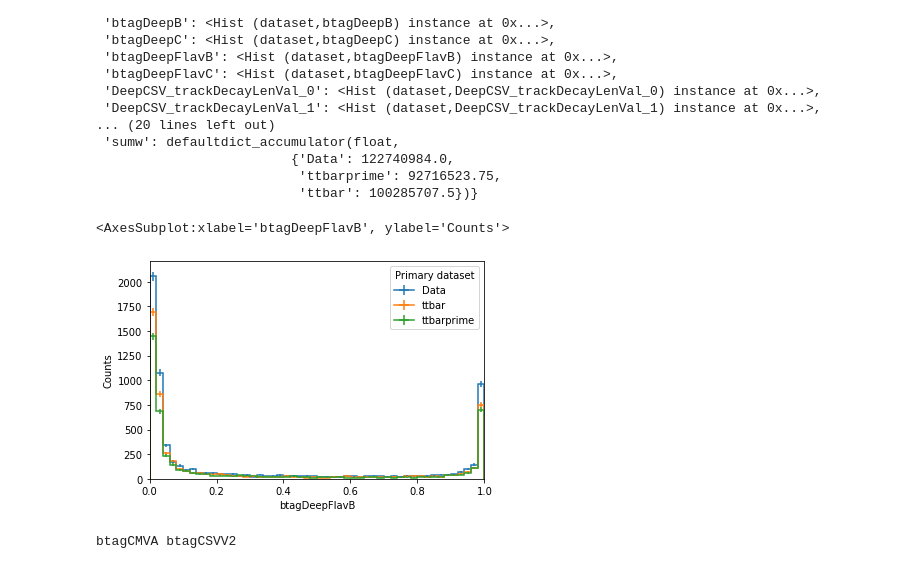
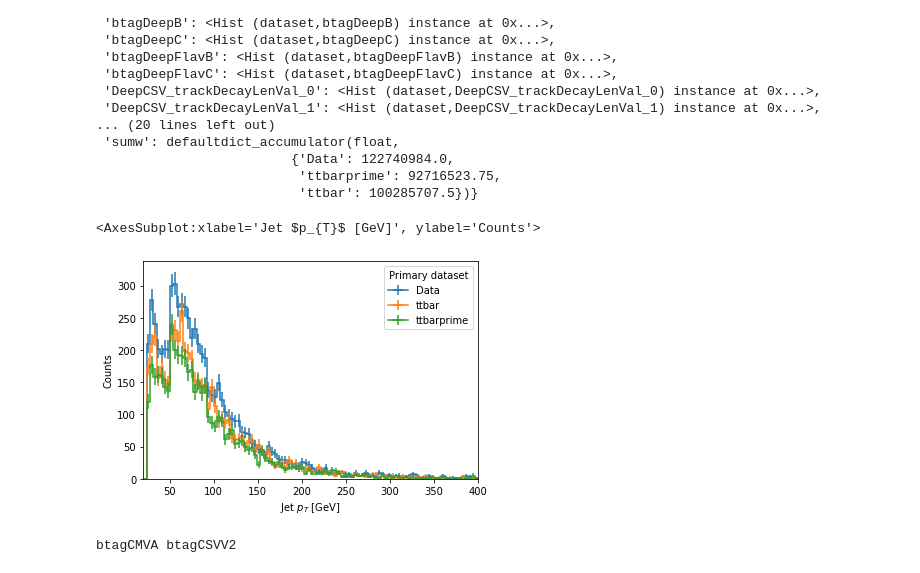
Before and after one commit to hsinweihsia/BTV, a Jupyter notebook: make_some_plots.ipynb, the cells around one changed output. Saved outputs shown, nothing was run; the diff lists cells and outputs as text; code cells hidden in the pictures.

```diff
--- a/make_some_plots.ipynb
+++ b/make_some_plots.ipynb
@@ -31,10 +31,10 @@ output
                           'ttbarprime': 92716523.75,
                           'ttbar': 100285707.5})}
 # %%
-plot1d(output['btagDeepFlavB'])
+plot1d(output['pt'])
 # %% [output]
-<AxesSubplot:xlabel='btagDeepFlavB', ylabel='Counts'>
+<AxesSubplot:xlabel='Jet $p_{T}$ [GeV]', ylabel='Counts'>
-[figure, old version]
+[figure, new version]
 # %%
 #plot1d(output['btagDeepFlavB'].integrate('dataset', 'Data'))
 # %%
```
Also changed, not shown: parts of 16 cells of this notebook, 5 other files.
